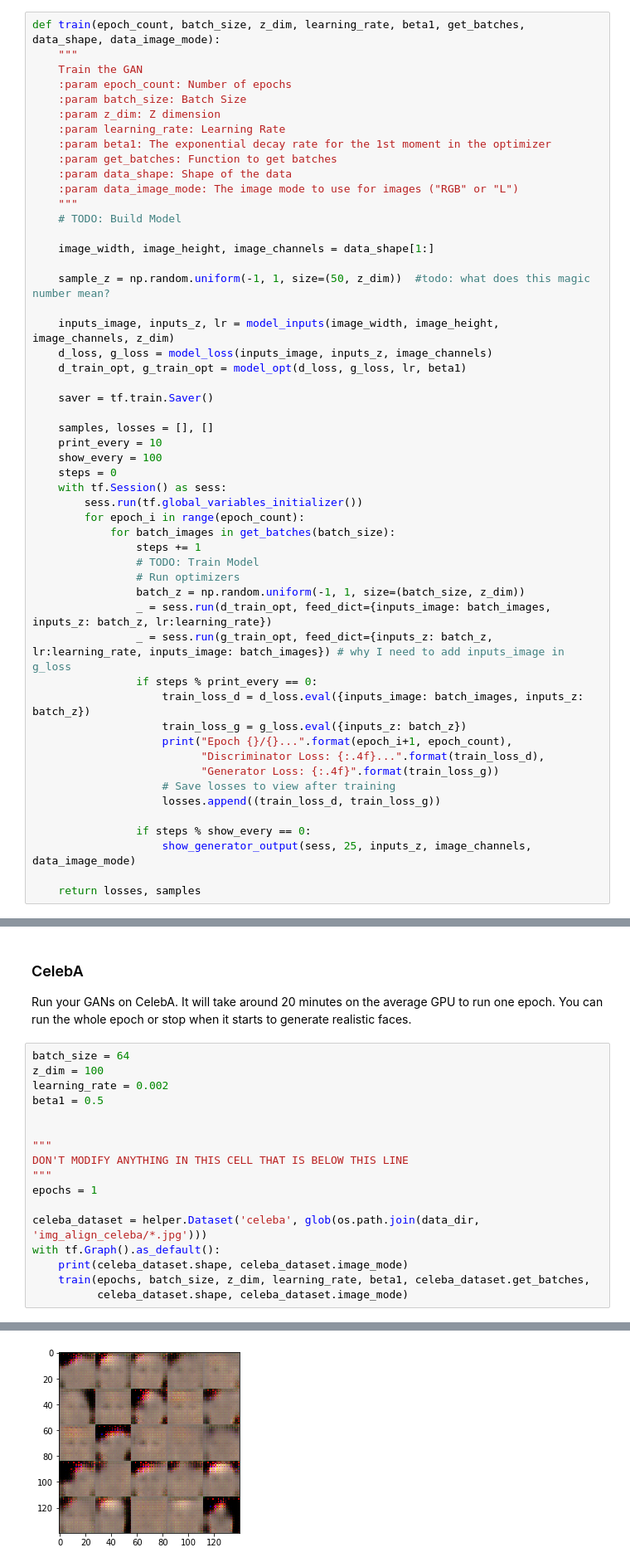
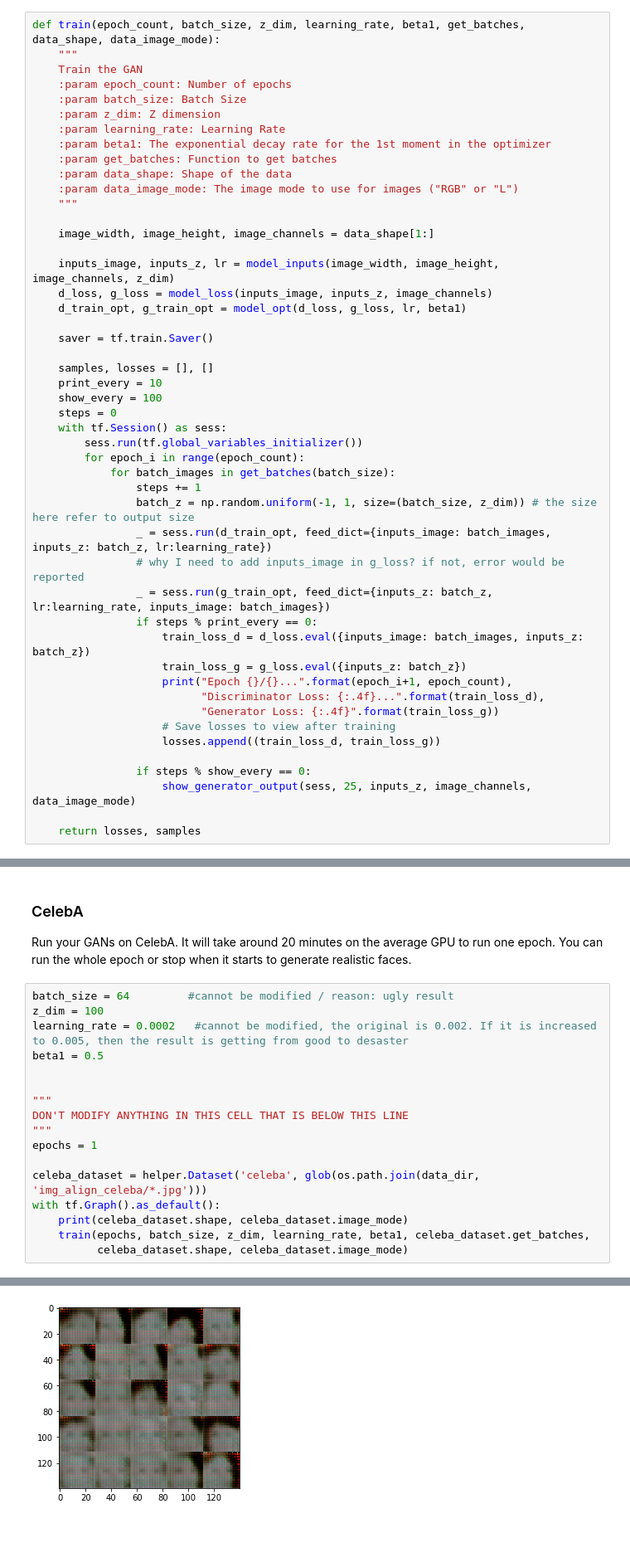
Before and after one commit to JasonNK/udacity-dlnd, a Jupyter notebook: face_generation/dlnd_face_generation.ipynb, the cells around one changed output, grey strips where cells are left out. Shown at 83% size. Cells and saved outputs as stored; diff of their text form; blank space fills up the shorter version.

```diff
--- a/face_generation/dlnd_face_generation.ipynb
+++ b/face_generation/dlnd_face_generation.ipynb
@@ -385,11 +335,8 @@ def train(epoch_count, batch_size, z_dim, learning_rate, beta1, get_batches, dat
     :param data_shape: Shape of the data
     :param data_image_mode: The image mode to use for images ("RGB" or "L")
     """
-    # TODO: Build Model
 
     image_width, image_height, image_channels = data_shape[1:]
-
-    sample_z = np.random.uniform(-1, 1, size=(50, z_dim))  #todo: what does this magic number mean?
 
     inputs_image, inputs_z, lr = model_inputs(image_width, image_height, image_channels, z_dim)
     d_loss, g_loss = model_loss(inputs_image, inputs_z, image_channels)
@@ -406,11 +353,10 @@ def train(epoch_count, batch_size, z_dim, learning_rate, beta1, get_batches, dat
         for epoch_i in range(epoch_count):
             for batch_images in get_batches(batch_size):
                 steps += 1
-                # TODO: Train Model
-                # Run optimizers
-                batch_z = np.random.uniform(-1, 1, size=(batch_size, z_dim))
+                batch_z = np.random.uniform(-1, 1, size=(batch_size, z_dim)) # the size here refer to output size
                 _ = sess.run(d_train_opt, feed_dict={inputs_image: batch_images, inputs_z: batch_z, lr:learning_rate})
-                _ = sess.run(g_train_opt, feed_dict={inputs_z: batch_z, lr:learning_rate, inputs_image: batch_images}) # why I need to add inputs_image in g_loss
+                # why I need to add inputs_image in g_loss? if not, error would be reported
+                _ = sess.run(g_train_opt, feed_dict={inputs_z: batch_z, lr:learning_rate, inputs_image: batch_images})
                 if steps % print_every == 0:
                     train_loss_d = d_loss.eval({inputs_image: batch_images, inputs_z: batch_z})
                     train_loss_g = g_loss.eval({inputs_z: batch_z})
@@ -517,9 +463,9 @@ Epoch 1/2... Discriminator Loss: 0.3253... Generator Loss: 1.7461
 ### CelebA
 Run your GANs on CelebA.  It will take around 20 minutes on the average GPU to run one epoch.  You can run the whole epoch or stop when it starts to generate realistic faces.
 # %%
-batch_size = 64
+batch_size = 64         #cannot be modified / reason: ugly result
 z_dim = 100
-learning_rate = 0.002
+learning_rate = 0.0002   #cannot be modified, the original is 0.002. If it is increased to 0.005, then the result is getting from good to desaster
 beta1 = 0.5
 
 
@@ -559 +505 @@ Epoch 1/1... Discriminator Loss: 0.5316... Generator Loss: 1.4259
-[figure, old version]
+[figure, new version]
```
Also changed, not shown: parts of 8 cells of this notebook, 1 other file.
